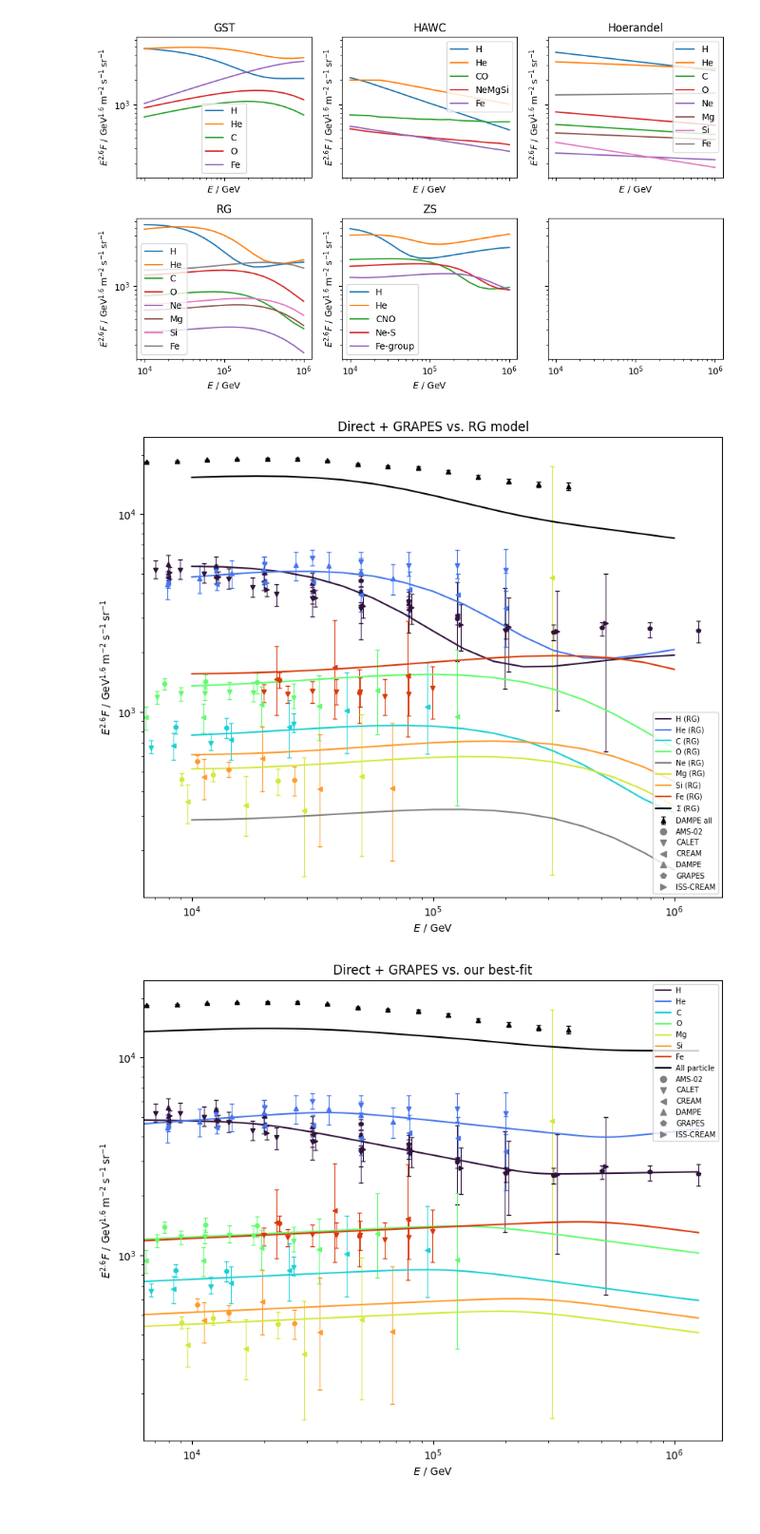
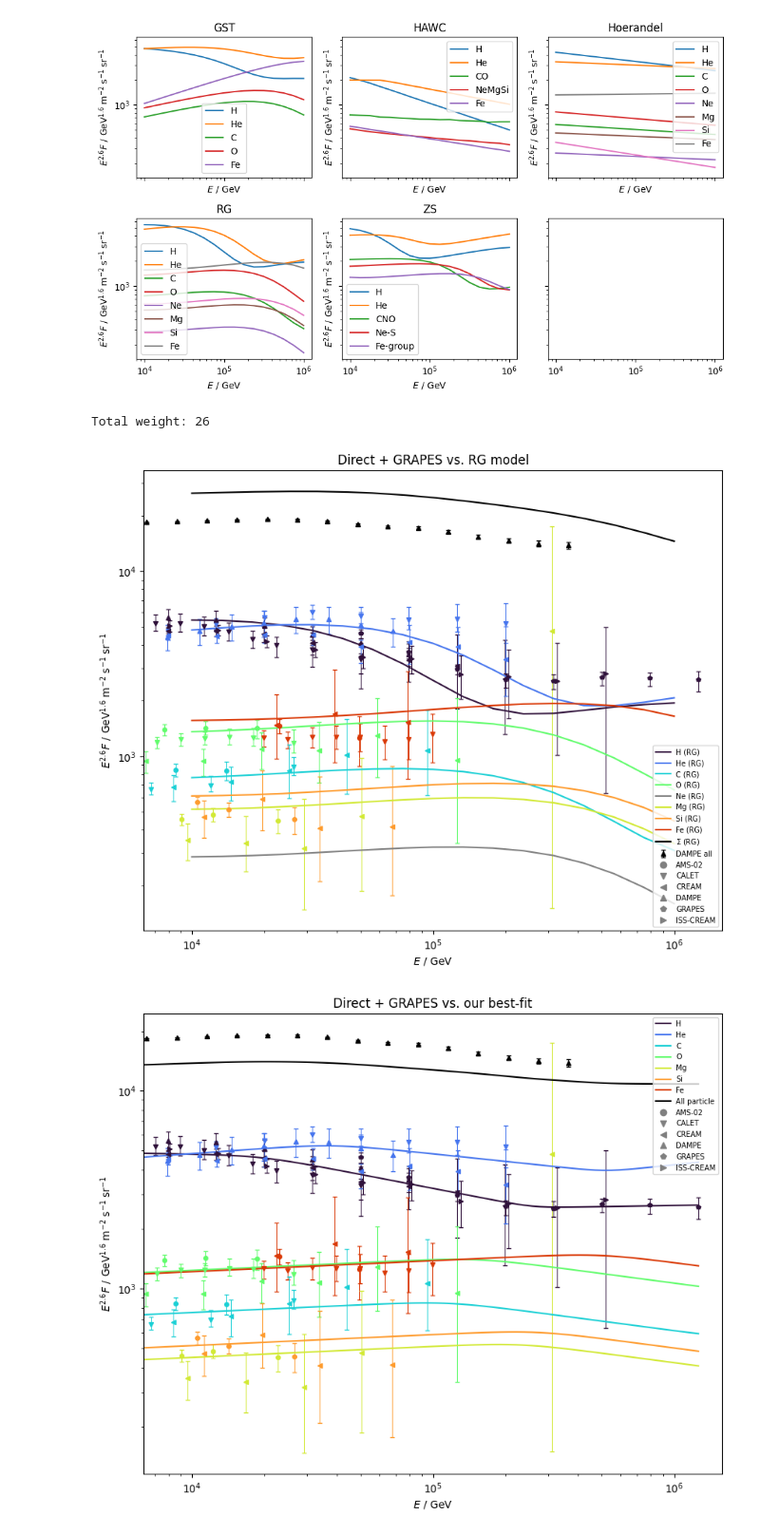
Before and after one commit to nj-vs-vh/EVA, a Jupyter notebook: dampe-composition-check.ipynb, the cells around one changed output. Shown at 95% size. Saved outputs shown, nothing was run; the diff lists cells and outputs as text; code cells hidden in the pictures.

```diff
--- a/dampe-composition-check.ipynb
+++ b/dampe-composition-check.ipynb
@@ -75,6 +75,15 @@ fit_data = FitData.load(
     primaries=Primary.all(),
     R_bounds=(7e2, 1e19),
 )
+# %%
+primary_weight = {
+    "C": 5,
+    "O": 1,
+    "Ne": 2,
+    "Mg": 3,
+    "Si": 12,
+    "Fe": 1,
+}
 # %%
 from cr_knee_fit.utils import add_log_margin, legend_with_added_items
 
@@ -83,33 +92,38 @@ scale = 2.6
 fig = fit_data.plot(scale=scale)
 ax = fig.axes[0]
 rg = load_fluxes("RG")
 for comp in rg:
     try:
         color = Primary[comp.primary].color
     except Exception:
         color = "gray"
     ax.plot(
         comp.E,
         comp.E**scale * comp.F,
         label=f"{comp.primary} ({comp.model})",
         color=color,
     )
 
 E_grid = np.logspace(4, 6, 1000)
 rg_sum = np.zeros_like(E_grid)
+total_weight = 0
 for comp in rg:
-    rg_sum += np.exp(np.interp(np.log(E_grid), np.log(comp.E), np.log(comp.F)))
+    weight = primary_weight.get(comp.primary, 1)
+    total_weight += weight
+    rg_sum += weight * np.exp(np.interp(np.log(E_grid), np.log(comp.E), np.log(comp.F)))
     # rg_sum += np.interp(E_grid, comp.E, comp.F)
+print("Total weight:", total_weight)
 ax.plot(E_grid, E_grid**scale * rg_sum, label=f"$\\Sigma$ ({rg[0].model})", color="k")
 
 legend_with_added_items(
     ax,
     [(exp.legend_artist(), exp.name) for exp in sorted(fit_data.spectra.keys())],
     fontsize="x-small",
 )
 
 ax.set_title("Direct + GRAPES vs. RG model")
 _ = ax.set_xlim(add_log_margin(1e4, 1e6))
 # %% [output]
+Total weight: 26
-[figure, old version]
+[figure, new version]
 # %%
```
Also changed, not shown: parts of 2 cells of this notebook, 6 other files.
